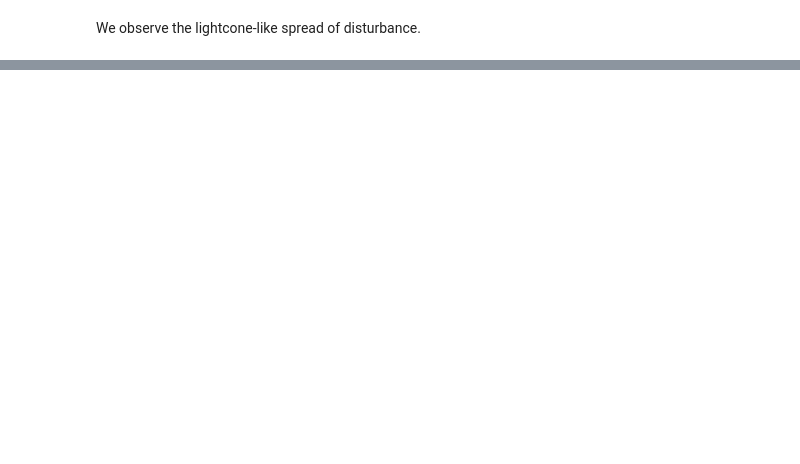
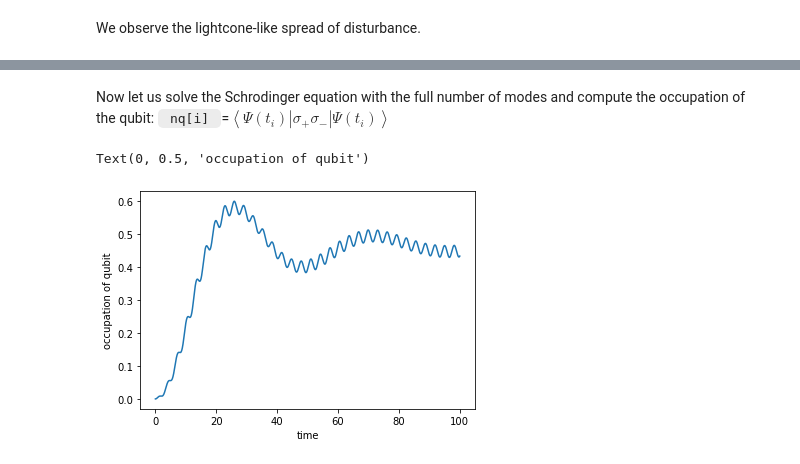
Before and after one commit to evgenii-poliakoff/lightcones-prev, a Jupyter notebook: _sources/lightcone.ipynb, the cells around one changed output, grey strips where cells are left out. Cells and saved outputs as stored; diff of their text form; code cells hidden in the pictures; blank space fills up the shorter version.

```diff
--- a/_sources/lightcone.ipynb
+++ b/_sources/lightcone.ipynb
@@ -107,0 +162,15 @@ We observe the lightcone-like spread of disturbance.
+# %% [markdown]
+Now let us solve the Schrodinger equation with the full number of modes and compute the
+occupation of the qubit: <code> nq[i] </code>=$\left\langle\Psi\left(t_i\right)|\sigma_+ \sigma_-|\Psi\left(t_i\right)\right\rangle$
+# %%
+nq = np.zeros(nt)
+
+for i, psi in tools.evolution(start_index = 0, end_index = nt, H = Hi, dt = dt, initial_state = psi_ini):
+    nq[i] = (np.conj(psi) @ sigma_p @ sigma_m @ psi).real
+
+plt.plot(t, nq)
+plt.xlabel('time')
+plt.ylabel('occupation of qubit')
+# %% [output]
+Text(0, 0.5, 'occupation of qubit')
+[figure, added]
```
Also changed, not shown: parts of 9 cells of this notebook, 6 other files.
